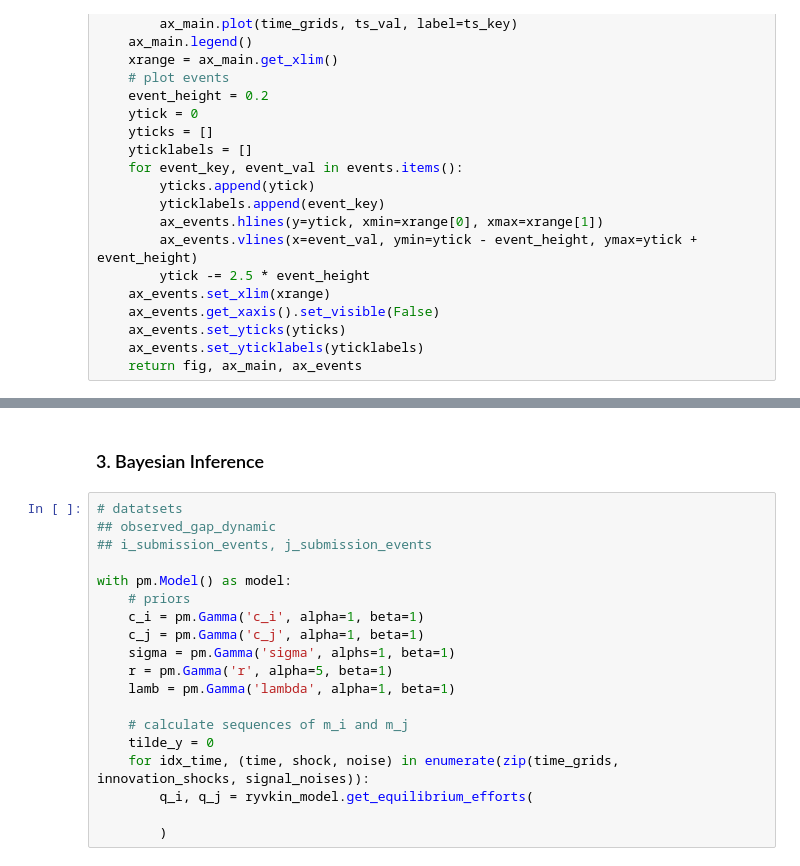
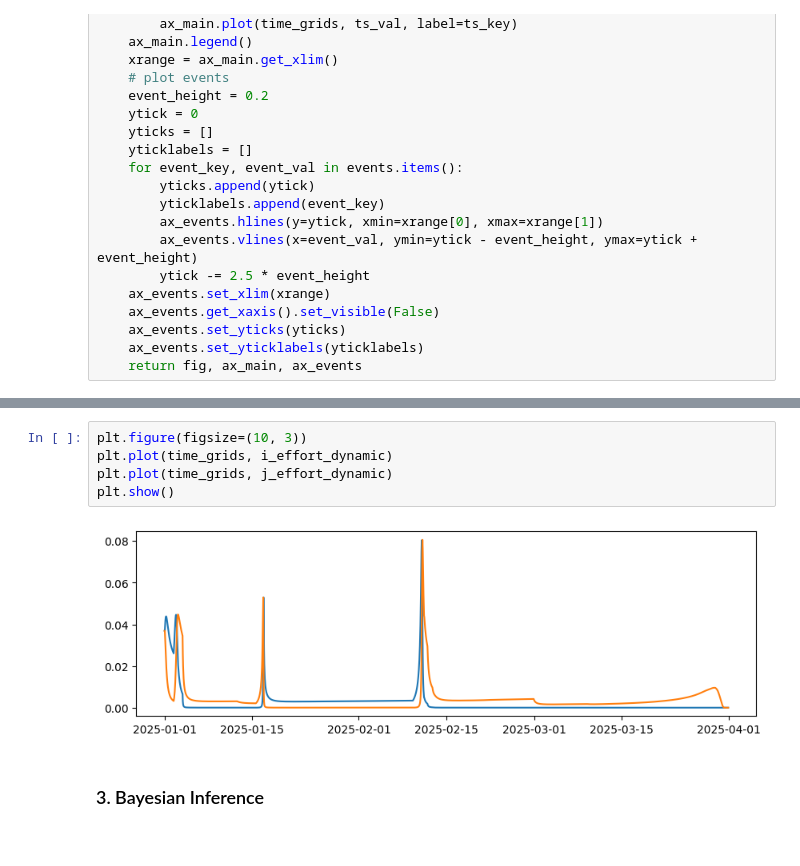
Before and after one commit to zhuanglinsheng/kaggle-contest-design, a Jupyter notebook: Synthetic_Data.ipynb, the cells around one changed output, grey strips where cells are left out. Saved outputs shown, nothing was run; the diff lists cells and outputs as text.

```diff
--- a/Synthetic_Data.ipynb
+++ b/Synthetic_Data.ipynb
@@ -129,21 +123,9 @@ fig, _, _ = plot_ts_events(time_grids, {
+# %%
+plt.figure(figsize=(10, 3))
+plt.plot(time_grids, i_effort_dynamic)
+plt.plot(time_grids, j_effort_dynamic)
+plt.show()
+# %% [output]
+[figure, added]
 # %% [markdown]
 ### 3. Bayesian Inference
-# %%
-# datatsets
-## observed_gap_dynamic
-## i_submission_events, j_submission_events
-
-with pm.Model() as model:
-	# priors
-	c_i = pm.Gamma('c_i', alpha=1, beta=1)
-	c_j = pm.Gamma('c_j', alpha=1, beta=1)
-	sigma = pm.Gamma('sigma', alphs=1, beta=1)
-	r = pm.Gamma('r', alpha=5, beta=1)
-	lamb = pm.Gamma('lambda', alpha=1, beta=1)
-
-	# calculate sequences of m_i and m_j
-	tilde_y = 0
-	for idx_time, (time, shock, noise) in enumerate(zip(time_grids, innovation_shocks, signal_noises)):
-		q_i, q_j = ryvkin_model.get_equilibrium_efforts(
-
-		)
```
Also changed, not shown: parts of 9 cells of this notebook, 8 other files.
